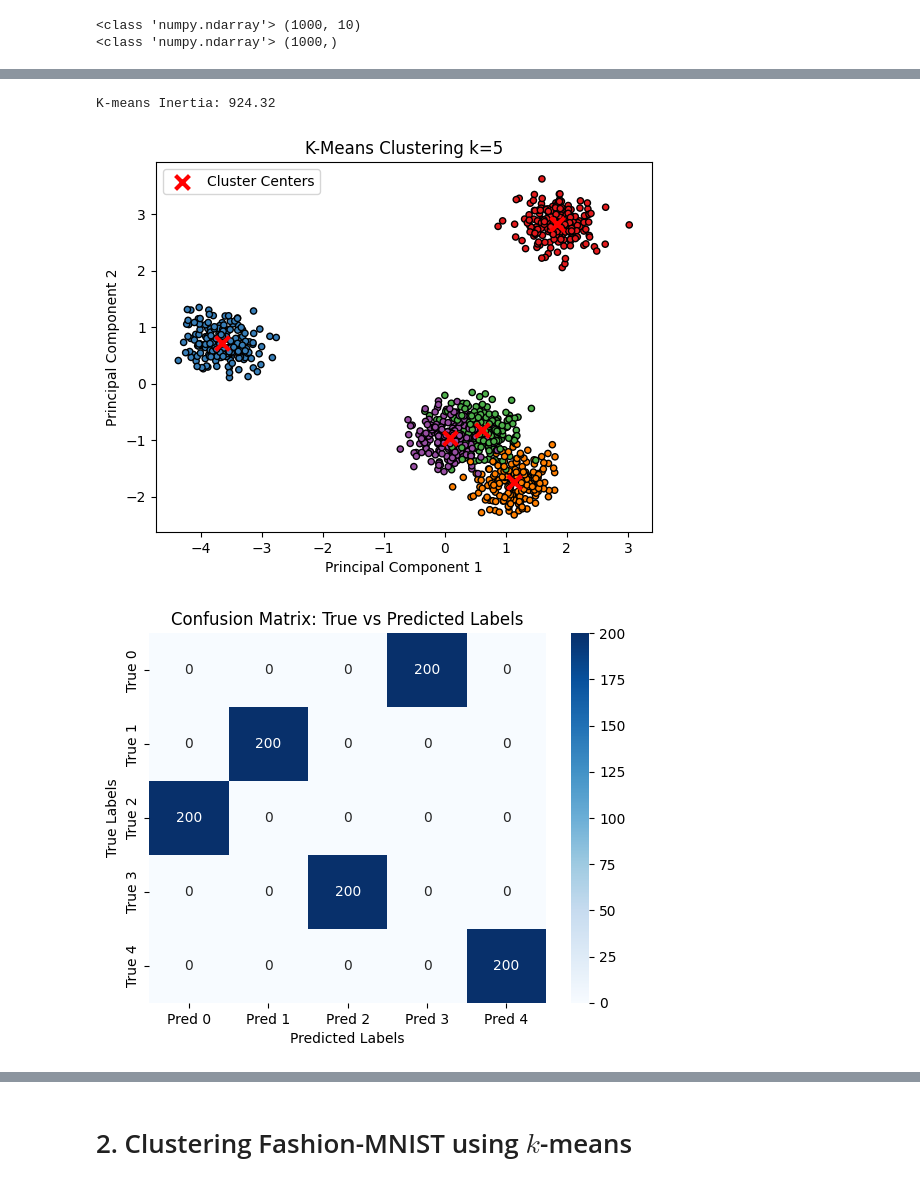
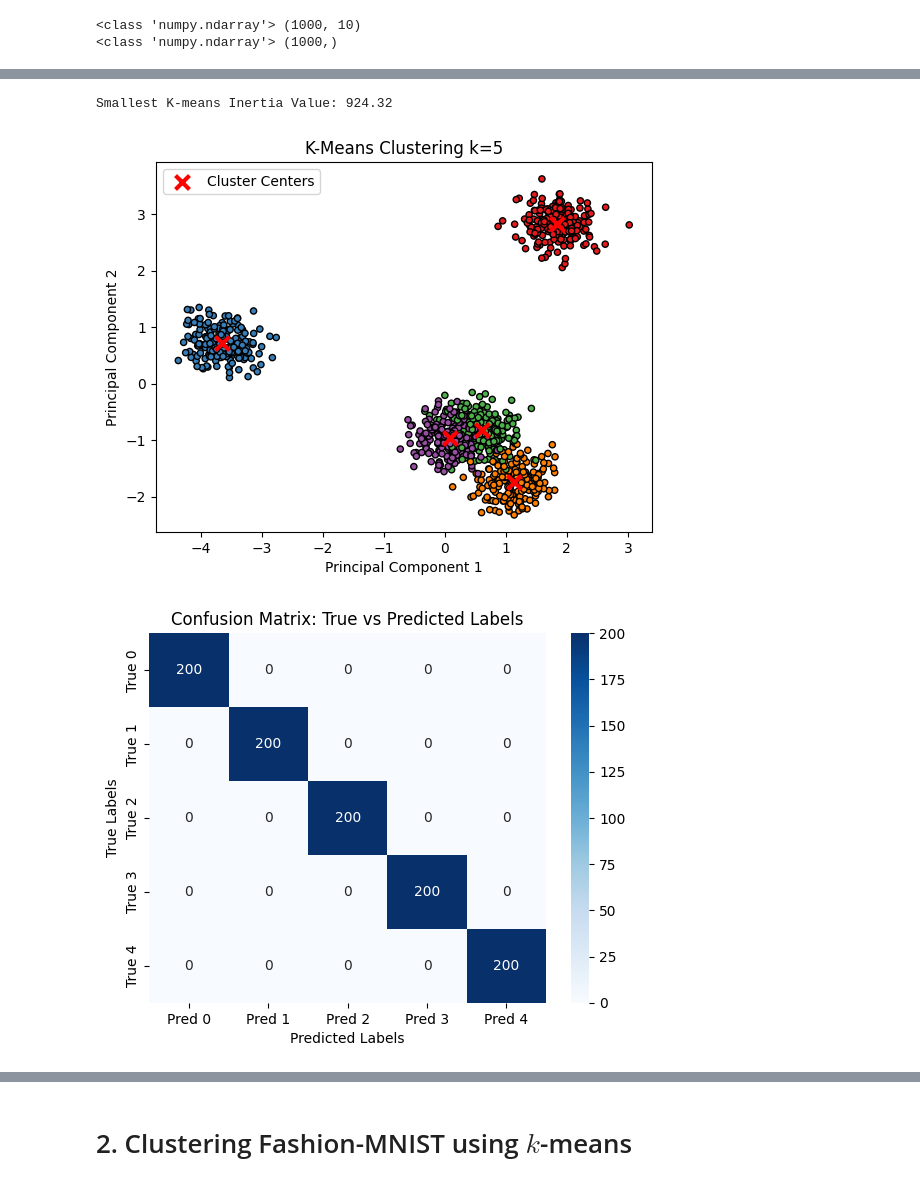
Before and after one commit to brodyanderson/math-6880-Project2, a Jupyter notebook: project2.ipynb, the cells around one changed output, grey strips where cells are left out. Cells and saved outputs as stored; diff of their text form; code cells hidden in the pictures.

```diff
--- a/project2.ipynb
+++ b/project2.ipynb
@@ -25,6 +45,7 @@ print(type(y_true),y_true.shape)
 # %%
 from sklearn.cluster import KMeans
 from sklearn import metrics
+from scipy.optimize import linear_sum_assignment
 import random
 from sklearn.decomposition import PCA
 from sklearn.metrics import confusion_matrix
@@ -44,7 +65,7 @@ X_PCA = pca_model.fit_transform(X)
 
 cluster_centers_pca = pca_model.transform(kmeans_model.cluster_centers_)
 
-print(f"K-means Inertia: {kmeans_model.inertia_:.2f}")
+print(f"Smallest K-means Inertia Value: {kmeans_model.inertia_:.2f}")
 print()
 
 plt.scatter(X_PCA[:, 0], X_PCA[:, 1], c=y_pred, cmap=cmap, edgecolor='k', s=20)
@@ -60,7 +81,20 @@ print()
 
 cm = confusion_matrix(y_true, y_pred)
 
-sns.heatmap(cm, annot=True, fmt='d', cmap='Blues',
+# Find the best label mapping
+row_ind, col_ind = linear_sum_assignment(-cm)
+
+# Create a mapping dictionary
+label_mapping = {}
+for i in range(len(row_ind)):
+    label_mapping[col_ind[i]] = row_ind[i]
+
+# Apply the mapping
+y_pred_corrected = np.array([label_mapping[label] for label in y_pred])
+
+cm_corrected = confusion_matrix(y_true, y_pred_corrected)
+
+sns.heatmap(cm_corrected, annot=True, fmt='d', cmap='Blues',
             xticklabels=[f'Pred {i}' for i in range(5)],
             yticklabels=[f'True {i}' for i in range(5)])
 plt.title('Confusion Matrix: True vs Predicted Labels')
@@ -69,35 +103,35 @@ plt.xlabel('Predicted Labels')
 plt.show()
 
 print()
 print()
 
 k_range = range(1, 21)
 inertia_values = []
 
 for k in k_range:
     kmeans_temp_val = KMeans(n_clusters=k, random_state=1)
     kmeans_temp_val.fit(X)
     inertia_values.append(kmeans_temp_val.inertia_)
 
 plt.plot(k_range, inertia_values, linewidth=2)
 plt.xlabel('Number of Clusters (k)')
 plt.ylabel('Inertia')
 plt.title('Elbow Analysis')
 plt.grid(True)
 plt.xticks(k_range)
 plt.show()
 
 print()
 print("Inertia Values for Different Values of k:")
 
 for i in range(len(k_range)):
   k = k_range[i]
   inertia = inertia_values[i]
   print(f"k = {k}: Inertia = {inertia:.2f}")
 # %% [output]
-K-means Inertia: 924.32
+Smallest K-means Inertia Value: 924.32
 [figure]
-[figure, old version]
+[figure, new version]
 [figure]
 Inertia Values for Different Values of k:
 k = 1: Inertia = 10000.00
```
Also changed, not shown: parts of 2 cells of this notebook.
